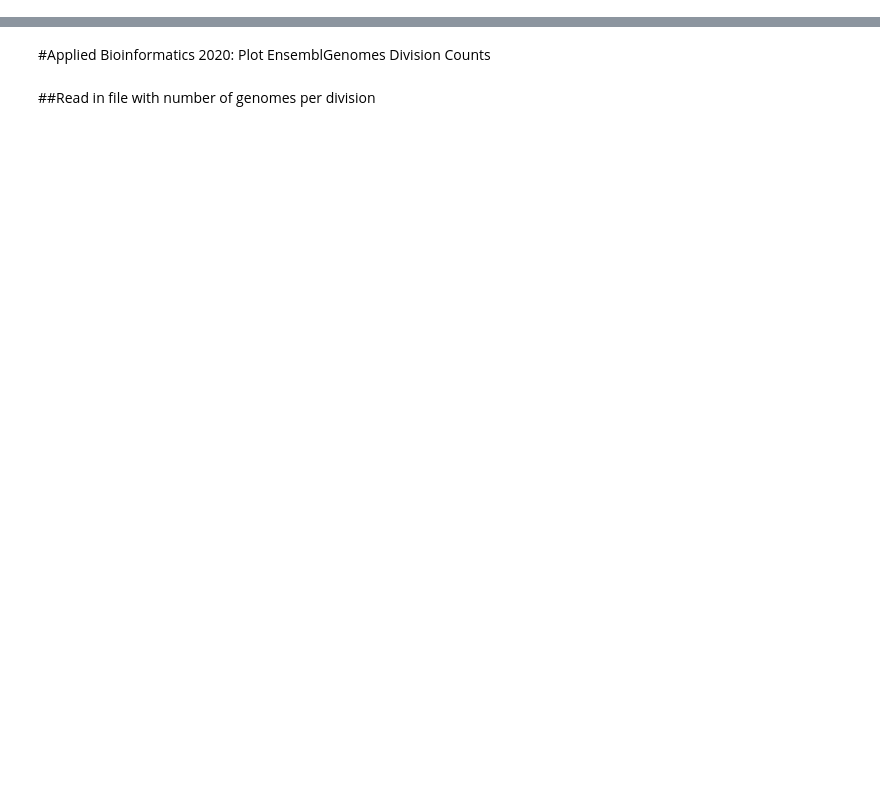
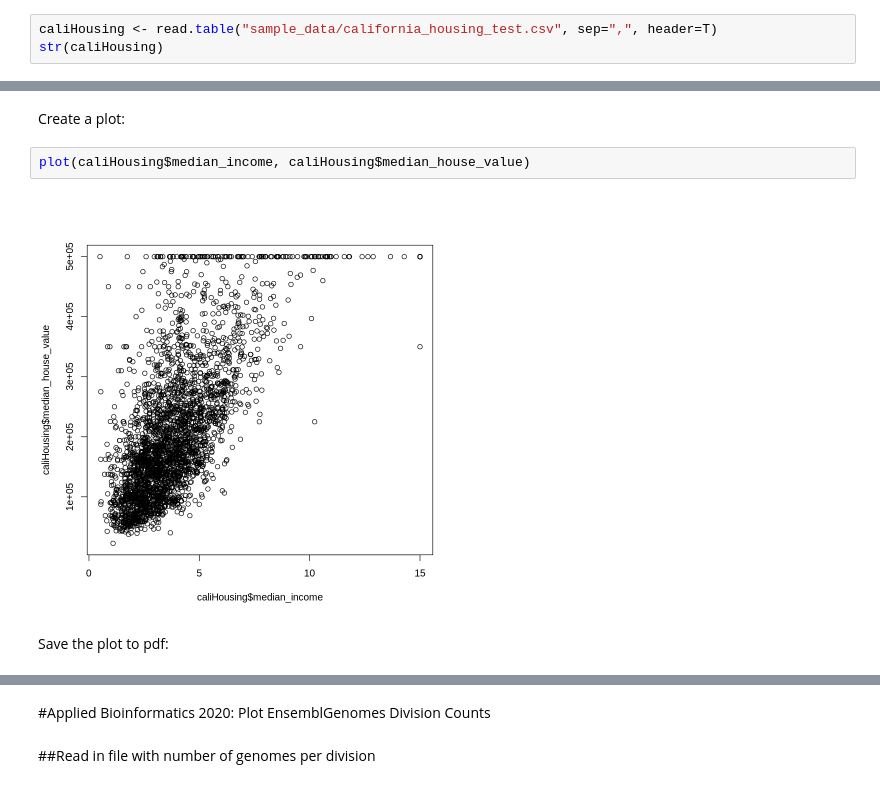
Before and after one commit to FlorianBoecker/teaching, a Jupyter notebook: AppliedBioinformatics/Notebooks/EnsemblGenomesDivisionsBarplot_complete.ipynb, the cells around one changed output, grey strips where cells are left out. Cells and saved outputs as stored; diff of their text form; blank space fills up the shorter version.

```diff
--- a/AppliedBioinformatics/Notebooks/EnsemblGenomesDivisionsBarplot_complete.ipynb
+++ b/AppliedBioinformatics/Notebooks/EnsemblGenomesDivisionsBarplot_complete.ipynb
@@ -2,0 +7,3 @@
+# %%
+caliHousing <- read.table("sample_data/california_housing_test.csv", sep=",", header=T)
+str(caliHousing)
@@ -2,0 +21,8 @@
+# %% [markdown]
+Create a plot:
+# %%
+plot(caliHousing$median_income, caliHousing$median_house_value)
+# %% [output]
+[figure, added]
+# %% [markdown]
+Save the plot to pdf:
```
Also changed, not shown: parts of 16 cells of this notebook.
